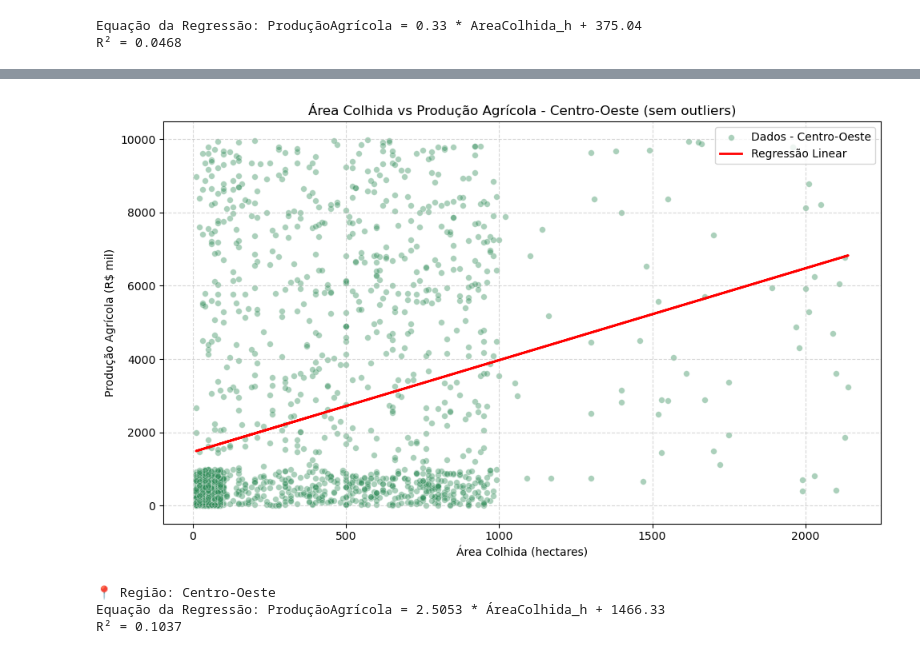
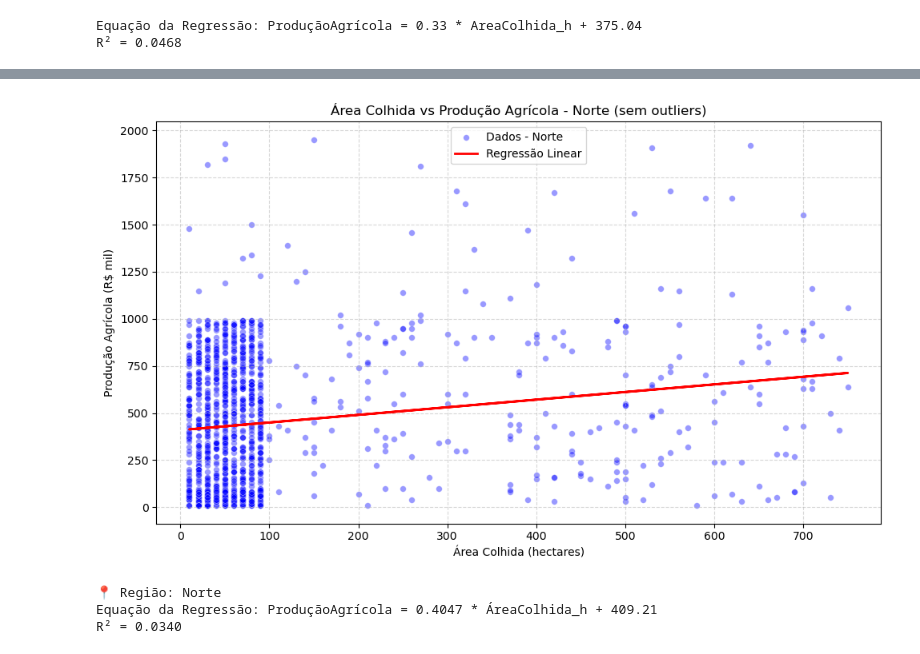
Before and after one commit to anaC-Fernandes/ProjetoDados, a Jupyter notebook: Notebooks/Dataset_Agro.ipynb, the cells around one changed output, grey strips where cells are left out. Cells and saved outputs as stored; diff of their text form; code cells hidden in the pictures.

```diff
--- a/Notebooks/Dataset_Agro.ipynb
+++ b/Notebooks/Dataset_Agro.ipynb
@@ -92,0 +109,3 @@ df['povoamento'] = df['povoamento'].astype(float)
+# %%
+df.columns_names = df.columns.tolist()
+print("Colunas do DataFrame:", df.columns_names)
@@ -818,7 +954,8 @@ R² = 0.1014
 # %%
 
-regiao_alvo = 'Centro-Oeste'
 
+regiao_alvo = 'Norte'
+# Filtrar dados válidos da região
 df_regiao = df[df['Regiao'] == regiao_alvo].copy()
 df_regiao = df_regiao[['AreaColhida_h', 'VlProducaoAgricola']].dropna()
 df_regiao = df_regiao[(df_regiao['AreaColhida_h'] > 0) & (df_regiao['VlProducaoAgricola'] > 0)]
@@ -844,35 +981,35 @@ modelo = LinearRegression()
 modelo.fit(X, y)
 y_pred = modelo.predict(X)
 r2 = r2_score(y, y_pred)
 
 # Gráfico
 plt.figure(figsize=(10,6))
 sns.scatterplot(
     x='AreaColhida_h',
     y='VlProducaoAgricola',
     data=df_regiao,
     alpha=0.4,
     s=30,
-    color='seagreen',
+    color='blue',
     label=f'Dados - {regiao_alvo}'
 )
 plt.plot(df_regiao['AreaColhida_h'], y_pred, color='red', linewidth=2, label='Regressão Linear')
 plt.xlabel("Área Colhida (hectares)")
 plt.ylabel("Produção Agrícola (R$ mil)")
 plt.title(f"Área Colhida vs Produção Agrícola - {regiao_alvo} (sem outliers)")
 plt.grid(True, linestyle='--', alpha=0.5)
 plt.legend()
 plt.tight_layout()
 plt.show()
 
 # Resultados
 coef = modelo.coef_[0]
 intercept = modelo.intercept_
 print(f"📍 Região: {regiao_alvo}")
 print(f"Equação da Regressão: ProduçãoAgrícola = {coef:.4f} * ÁreaColhida_h + {intercept:.2f}")
 print(f"R² = {r2:.4f}")
 # %% [output]
-[figure, old version]
+[figure, new version]
-📍 Região: Centro-Oeste
-Equação da Regressão: ProduçãoAgrícola = 2.5053 * ÁreaColhida_h + 1466.33
-R² = 0.1037
+📍 Região: Norte
+Equação da Regressão: ProduçãoAgrícola = 0.4047 * ÁreaColhida_h + 409.21
+R² = 0.0340
```
Also changed, not shown: parts of 36 cells of this notebook, 10 other files.
